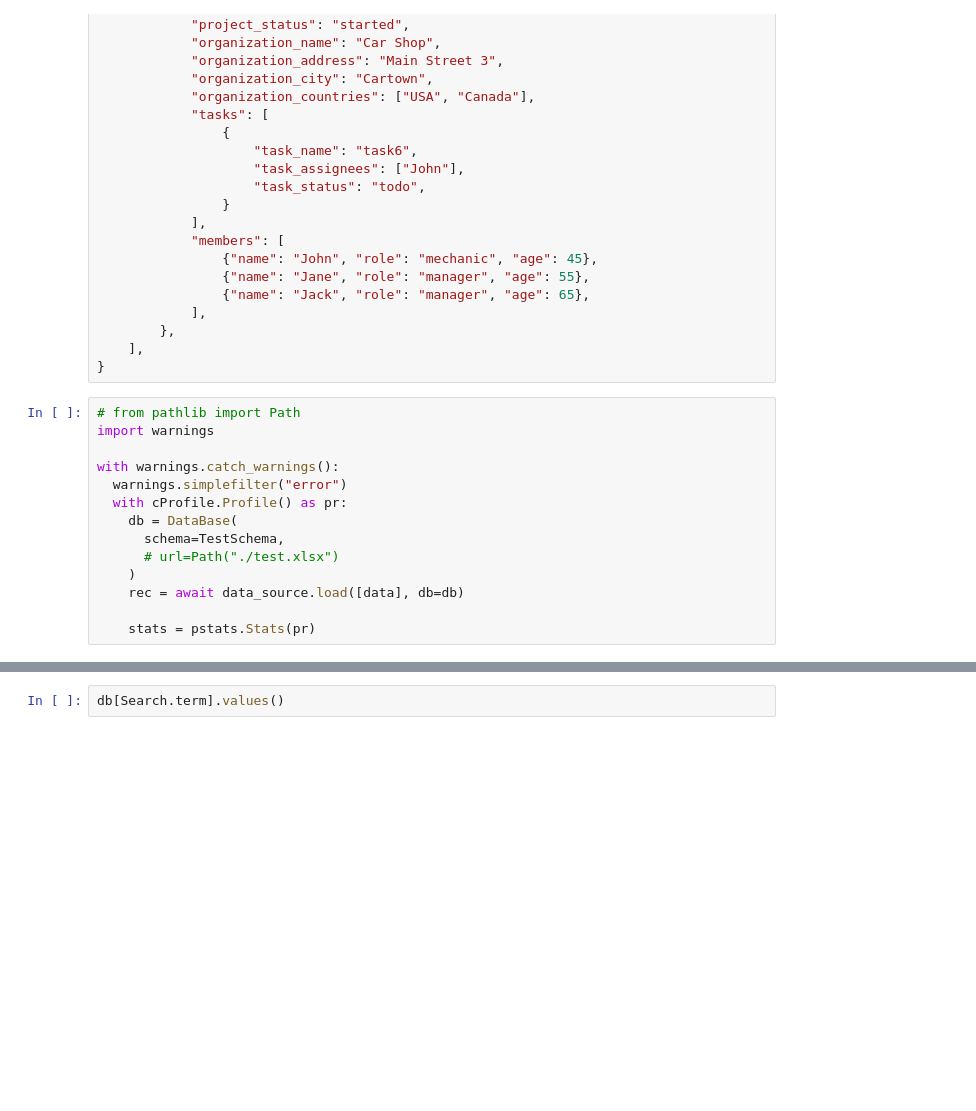
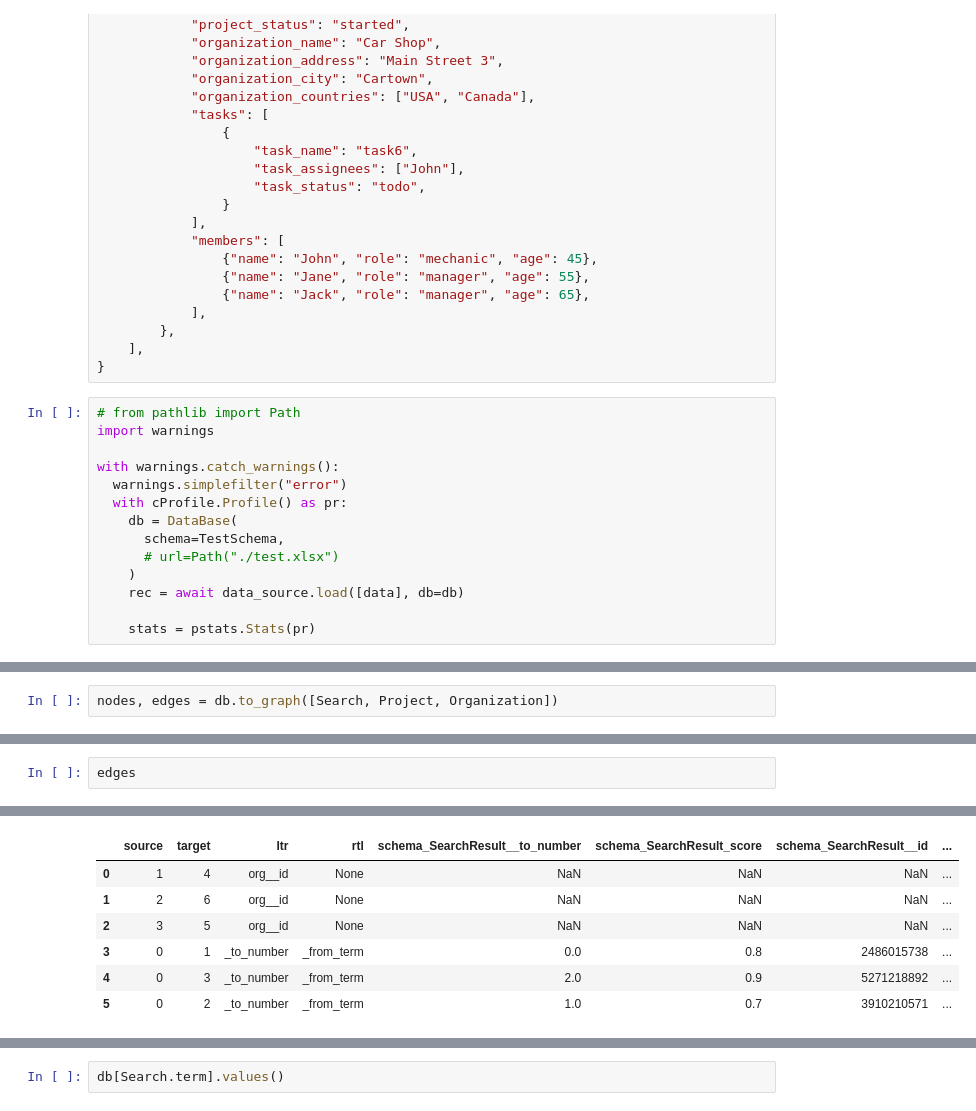
Before and after one commit to cloudlane-one/py-research, a Jupyter notebook: exp/test_db.ipynb, the cells around one changed output, grey strips where cells are left out. Saved outputs shown, nothing was run; the diff lists cells and outputs as text; blank space fills up the shorter version.

Commit message:
✨(db): export to graph

```diff
--- a/exp/test_db.ipynb
+++ b/exp/test_db.ipynb
@@ -196,0 +218,2 @@ with warnings.catch_warnings():
+# %%
+nodes, edges = db.to_graph([Search, Project, Organization])
@@ -196,0 +232,3 @@ with warnings.catch_warnings():
+# %%
+edges
+# %% [output]
@@ -197,3 +236,10 @@ with warnings.catch_warnings():
+|  | source | target | ltr | rtl | schema_SearchResult__to_number | schema_SearchResult_score | schema_SearchResult__id | ... |
+| 0 | 1 | 4 | org__id | None | NaN | NaN | NaN | ... |
+| 1 | 2 | 6 | org__id | None | NaN | NaN | NaN | ... |
+| 2 | 3 | 5 | org__id | None | NaN | NaN | NaN | ... |
+| 3 | 0 | 1 | _to_number | _from_term | 0.0 | 0.8 | 2486015738 | ... |
+| 4 | 0 | 3 | _to_number | _from_term | 2.0 | 0.9 | 5271218892 | ... |
+| 5 | 0 | 2 | _to_number | _from_term | 1.0 | 0.7 | 3910210571 | ... |
 # %%
 db[User].values()
 # %% [output]
```
Also changed, not shown: parts of 12 cells of this notebook, 1 other file.
